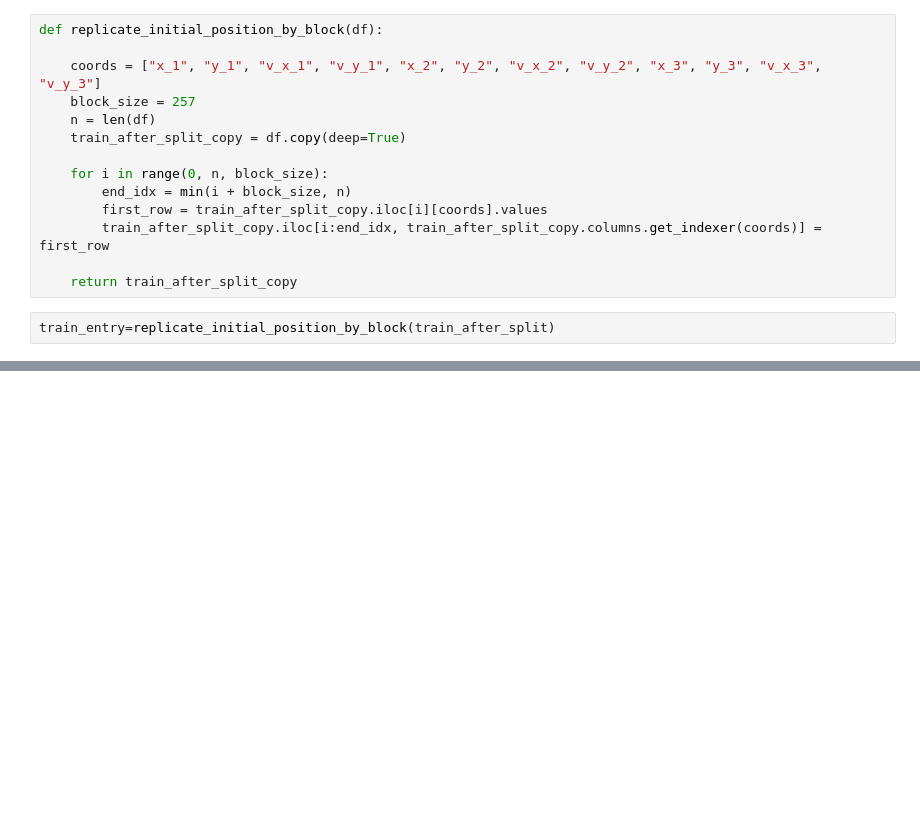
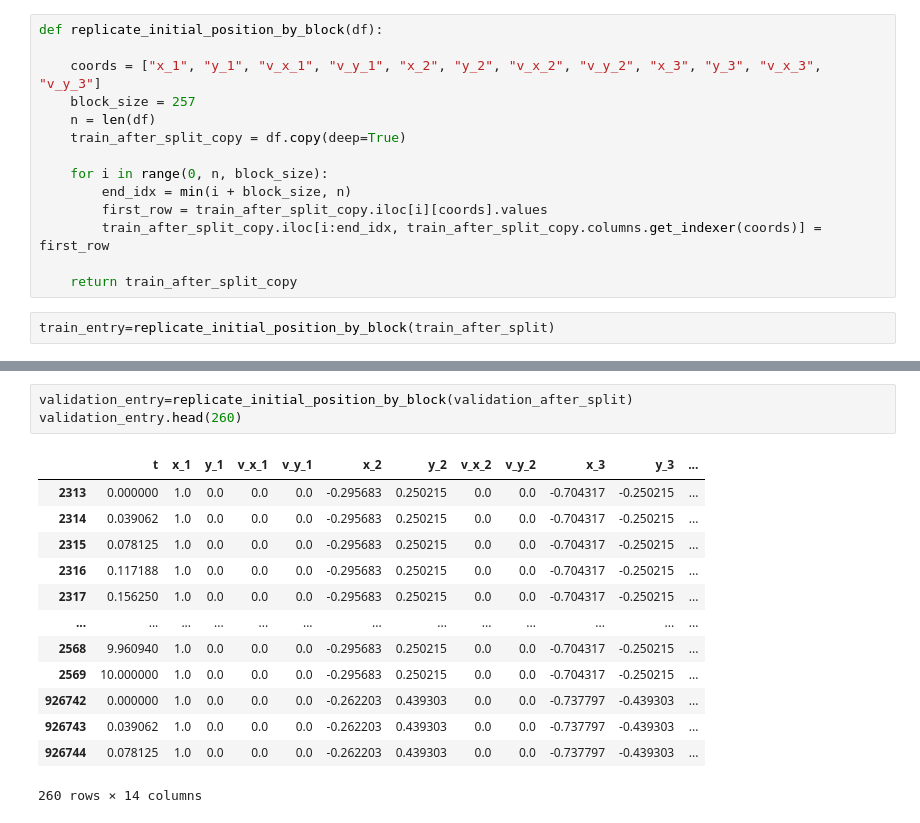
Before and after one commit to PLONTZNathan/MachineLearning_Assignment1, a Jupyter notebook: src/task1.ipynb, the cells around one changed output, grey strips where cells are left out. Cells and saved outputs as stored; diff of their text form; blank space fills up the shorter version.

```diff
--- a/src/task1.ipynb
+++ b/src/task1.ipynb
@@ -165,0 +244,17 @@ train_after_split.head(260)
+# %%
+validation_entry=replicate_initial_position_by_block(validation_after_split)
+validation_entry.head(260)
+# %% [output]
+|  | t | x_1 | y_1 | v_x_1 | v_y_1 | x_2 | y_2 | v_x_2 | v_y_2 | x_3 | y_3 | ... |
+| 2313 | 0.000000 | 1.0 | 0.0 | 0.0 | 0.0 | -0.295683 | 0.250215 | 0.0 | 0.0 | -0.704317 | -0.250215 | ... |
+| 2314 | 0.039062 | 1.0 | 0.0 | 0.0 | 0.0 | -0.295683 | 0.250215 | 0.0 | 0.0 | -0.704317 | -0.250215 | ... |
+| 2315 | 0.078125 | 1.0 | 0.0 | 0.0 | 0.0 | -0.295683 | 0.250215 | 0.0 | 0.0 | -0.704317 | -0.250215 | ... |
+| 2316 | 0.117188 | 1.0 | 0.0 | 0.0 | 0.0 | -0.295683 | 0.250215 | 0.0 | 0.0 | -0.704317 | -0.250215 | ... |
+| 2317 | 0.156250 | 1.0 | 0.0 | 0.0 | 0.0 | -0.295683 | 0.250215 | 0.0 | 0.0 | -0.704317 | -0.250215 | ... |
+| ... | ... | ... | ... | ... | ... | ... | ... | ... | ... | ... | ... | ... |
+| 2568 | 9.960940 | 1.0 | 0.0 | 0.0 | 0.0 | -0.295683 | 0.250215 | 0.0 | 0.0 | -0.704317 | -0.250215 | ... |
+| 2569 | 10.000000 | 1.0 | 0.0 | 0.0 | 0.0 | -0.295683 | 0.250215 | 0.0 | 0.0 | -0.704317 | -0.250215 | ... |
+| 926742 | 0.000000 | 1.0 | 0.0 | 0.0 | 0.0 | -0.262203 | 0.439303 | 0.0 | 0.0 | -0.737797 | -0.439303 | ... |
+| 926743 | 0.039062 | 1.0 | 0.0 | 0.0 | 0.0 | -0.262203 | 0.439303 | 0.0 | 0.0 | -0.737797 | -0.439303 | ... |
+| 926744 | 0.078125 | 1.0 | 0.0 | 0.0 | 0.0 | -0.262203 | 0.439303 | 0.0 | 0.0 | -0.737797 | -0.439303 | ... |
+260 rows × 14 columns
```
Also changed, not shown: parts of 14 cells of this notebook.
